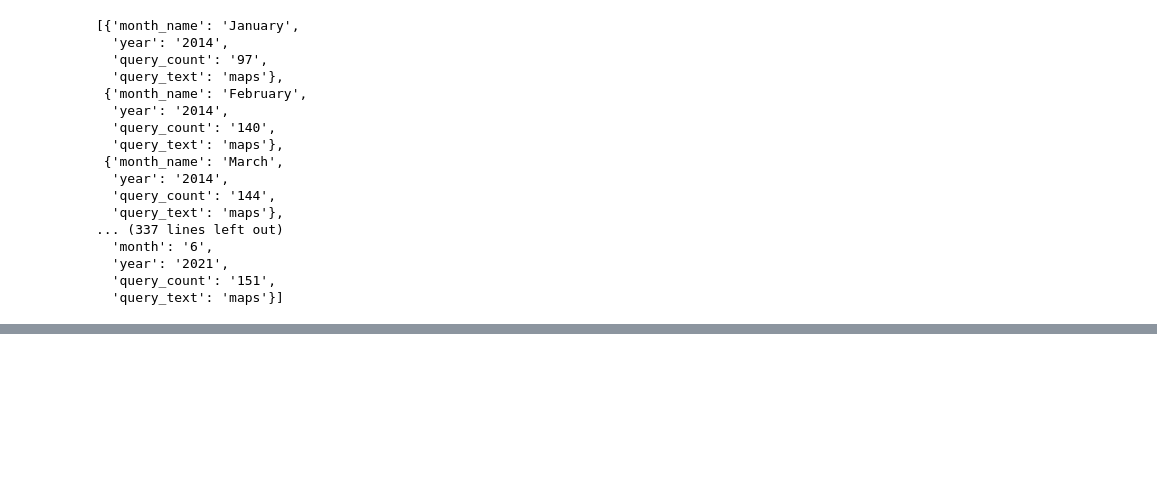
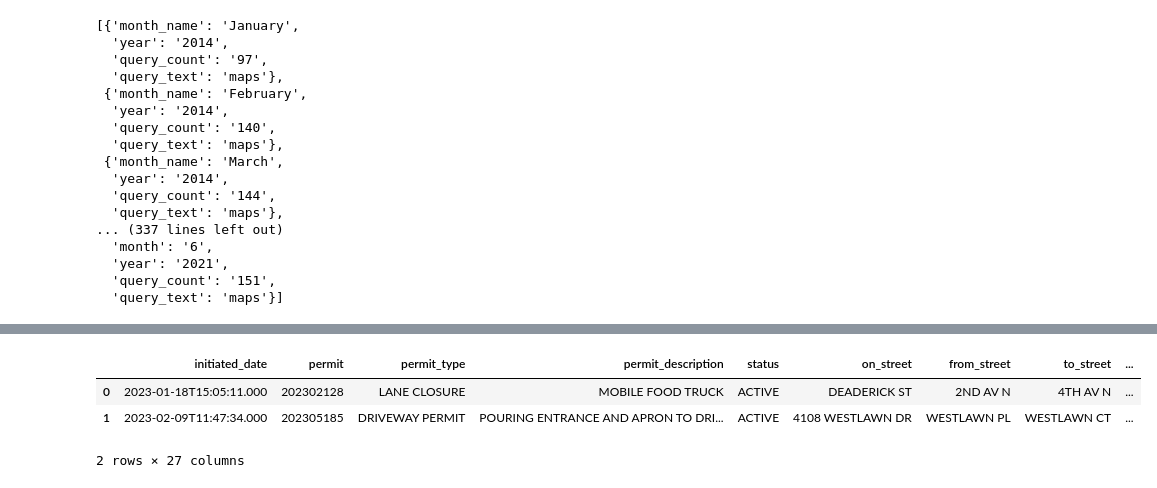
Before and after one commit to Brf0001/socrata_api-Brf0001, a Jupyter notebook: notebook/API's+practice.ipynb, the cells around one changed output, grey strips where cells are left out. Cells and saved outputs as stored; diff of their text form; code cells hidden in the pictures; blank space fills up the shorter version.

```diff
--- a/notebook/API's+practice.ipynb
+++ b/notebook/API's+practice.ipynb
@@ -194,0 +231,10 @@ res4_tab.pivot_table
+# %%
+endpoint6 = 'https://data.nashville.gov/resource/a5tp-4w2v.json'
+
+params6 = {
+
+}
+
+response6 = requests.get(endpoint6, params = params6)
+
+response6.text
@@ -194,0 +243,4 @@ res4_tab.pivot_table
+# %%
+res6 = response6.json()
+# %%
+res6_tab = pd.DataFrame(res6)
@@ -194,0 +259,7 @@ res4_tab.pivot_table
+# %%
+res6_tab.head(2)
+# %% [output]
+|  | initiated_date | permit | permit_type | permit_description | status | on_street | from_street | to_street | ... |
+| 0 | 2023-01-18T15:05:11.000 | 202302128 | LANE CLOSURE | MOBILE FOOD TRUCK | ACTIVE | DEADERICK ST | 2ND AV N | 4TH AV N | ... |
+| 1 | 2023-02-09T11:47:34.000 | 202305185 | DRIVEWAY PERMIT | POURING ENTRANCE AND APRON TO DRI... | ACTIVE | 4108 WESTLAWN DR | WESTLAWN PL | WESTLAWN CT | ... |
+2 rows × 27 columns
```
Also changed, not shown: parts of 28 cells of this notebook.
